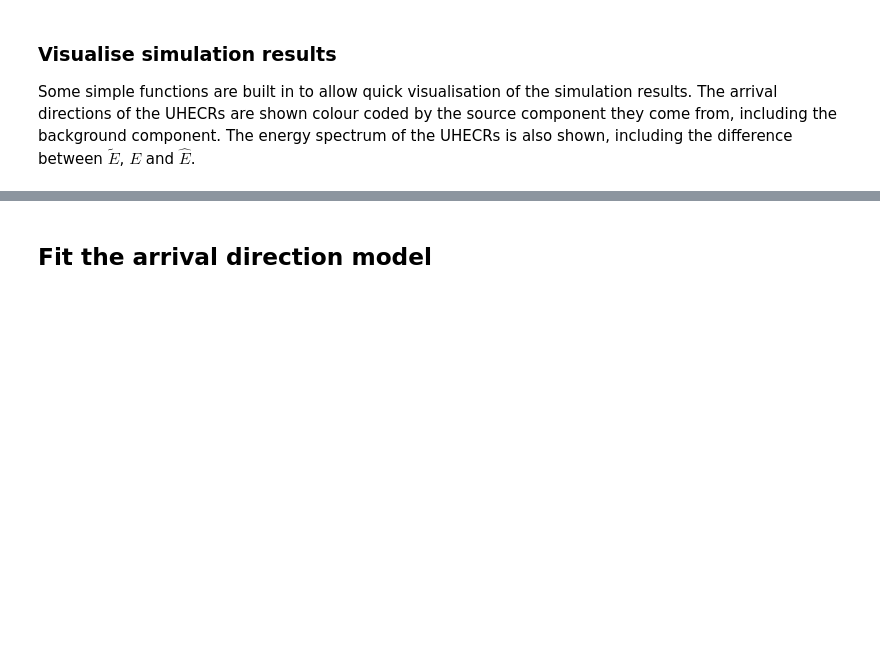
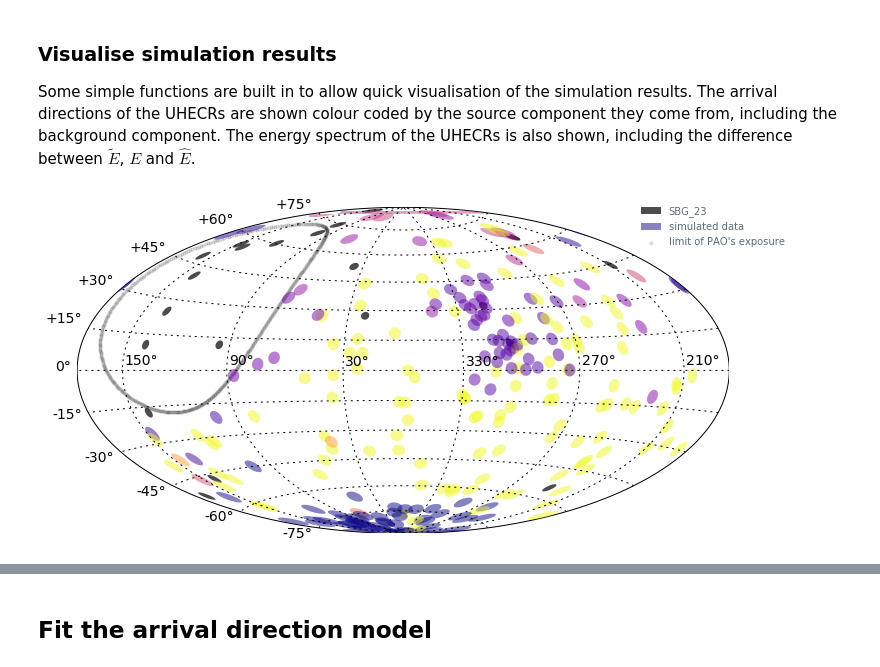
Before and after one commit to cescalara/uhecr_model, a Jupyter notebook: code_for_paper/fits_to_simulations/arrival_vs_joint/arrival_vs_joint.ipynb, the cells around one changed output, grey strips where cells are left out. Drawn from its saved outputs; the diff is of its cells as text; code cells hidden in the pictures; blank space fills up the shorter version.

Commit message:
Improve plotting and remove ppc from analysis

```diff
--- a/code_for_paper/fits_to_simulations/arrival_vs_joint/arrival_vs_joint.ipynb
+++ b/code_for_paper/fits_to_simulations/arrival_vs_joint/arrival_vs_joint.ipynb
@@ -110,5 +99,8 @@ sim_analysis.save()
 ### Visualise simulation results
 Some simple functions are built in to allow quick visualisation of the simulation results. The arrival directions of the UHECRs are shown colour coded by the source component they come from, including the background component. The energy spectrum of the UHECRs is also shown, including the difference between $\tilde{E}$, $E$ and $\hat{E}$.
 # %%
-sim_analysis.plot_simulation('arrival direction')
+sim_analysis.plot('arrival direction')
+# Colours represent source labels
+# %% [output]
+[figure, added]
 # %%
```
Also changed, not shown: parts of 3 cells of this notebook.
